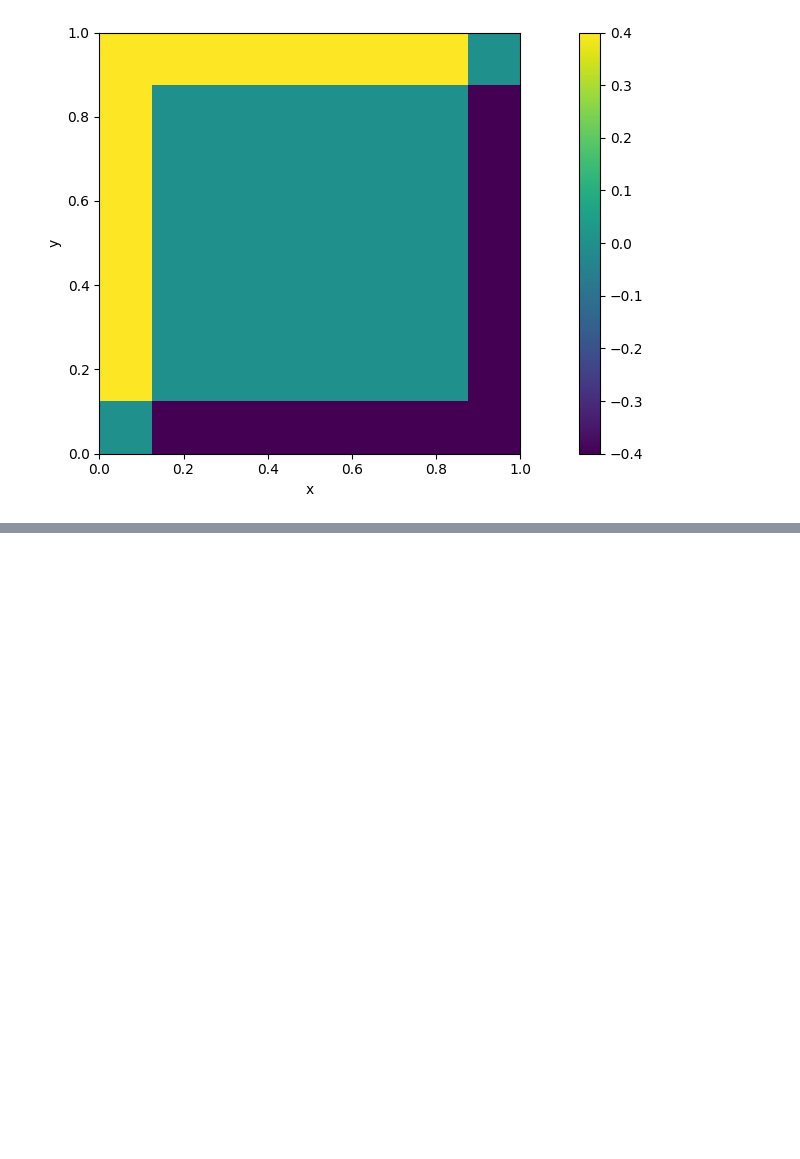
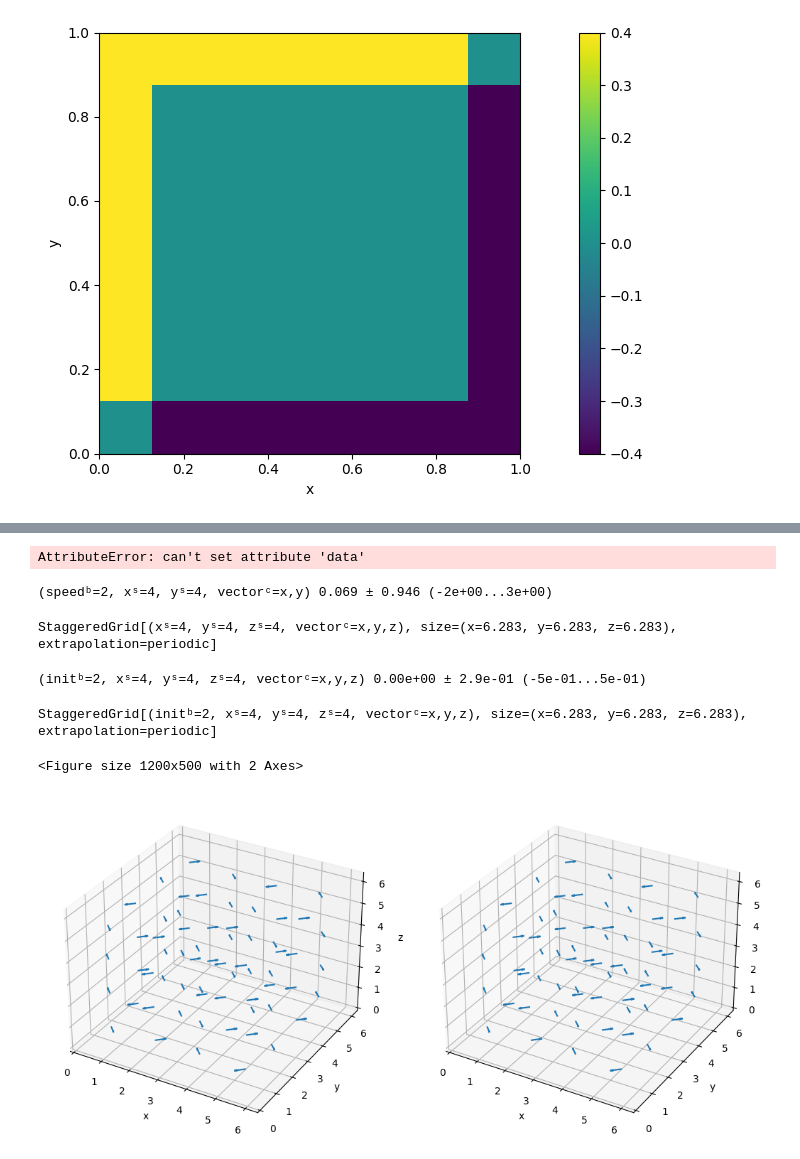
Before and after one commit to XBraid/xbraid, a Jupyter notebook: drivers/drive-Taylor-Green-Cython/figureoutphiflow.ipynb, the cells around one changed output, grey strips where cells are left out. Saved outputs shown, nothing was run; the diff lists cells and outputs as text; code cells hidden in the pictures; blank space fills up the shorter version.

Commit message:
Figured out how to offset two trajectories by a noise field, so ran some experiments demonstrating divergence of two 3D Taylor-Green vortex fields.

```diff
--- a/drivers/drive-Taylor-Green-Cython/figureoutphiflow.ipynb
+++ b/drivers/drive-Taylor-Green-Cython/figureoutphiflow.ipynb
@@ -29,0 +31,39 @@ CenteredGrid[(xˢ=4, yˢ=4, vectorᶜ=x,y), size=(x=1, y=1) int64, extrapolation
+# %%
+grid2.speed[0].__setattr__("values", Noise().at(grid2.speed[0]).values)
+# %% [output]
+AttributeError: can't set attribute 'data'
+# %%
+noise = tensor(math.random_normal(grid2))
+noise
+# %% [output]
+(speedᵇ=2, xˢ=4, yˢ=4, vectorᶜ=x,y) 0.069 ± 0.946 (-2e+00...3e+00)
+# %%
+def taylor_green_velocity(x):
+    sin = math.sin(x)
+    cos = math.cos(x)
+    return stack({
+        'x': sin.vector['x'] * cos.vector['y'] * cos.vector['z'],
+        'y': -cos.vector['x'] * sin.vector['y'] * cos.vector['z'],
+        'z': 0*sin.vector['z']},
+        dim=channel('vector'))
+
+n = 4
+DOMAIN = dict(x=n, y=n, z=n, bounds=Box(x=2*PI, y=2*PI, z=2*PI), extrapolation=extrapolation.PERIODIC)
+# %%
+grid3 = StaggeredGrid(taylor_green_velocity, **DOMAIN)
+grid3
+# %% [output]
+StaggeredGrid[(xˢ=4, yˢ=4, zˢ=4, vectorᶜ=x,y,z), size=(x=6.283, y=6.283, z=6.283), extrapolation=periodic]
+# %%
+bat = tensor([grid3.values, grid3.values], batch("init"), channel(vector='x,y,z'))
+bat
+# %% [output]
+(initᵇ=2, xˢ=4, yˢ=4, zˢ=4, vectorᶜ=x,y,z) 0.00e+00 ± 2.9e-01 (-5e-01...5e-01)
+# %%
+grid3 = StaggeredGrid(bat, **DOMAIN)
+print(grid3)
+plot(grid3)
+# %% [output]
+StaggeredGrid[(initᵇ=2, xˢ=4, yˢ=4, zˢ=4, vectorᶜ=x,y,z), size=(x=6.283, y=6.283, z=6.283), extrapolation=periodic]
+<Figure size 1200x500 with 2 Axes>
+[figure, added]
```
Also changed, not shown: parts of 3 cells of this notebook, 2 other files.
